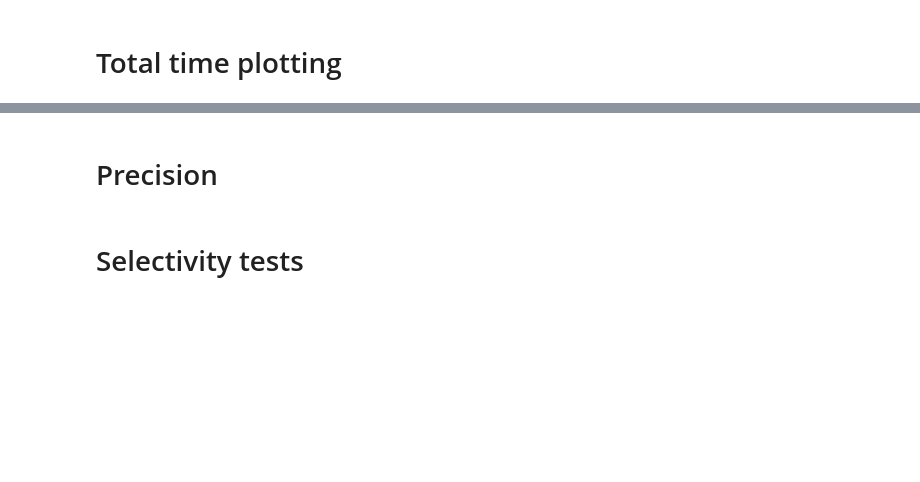
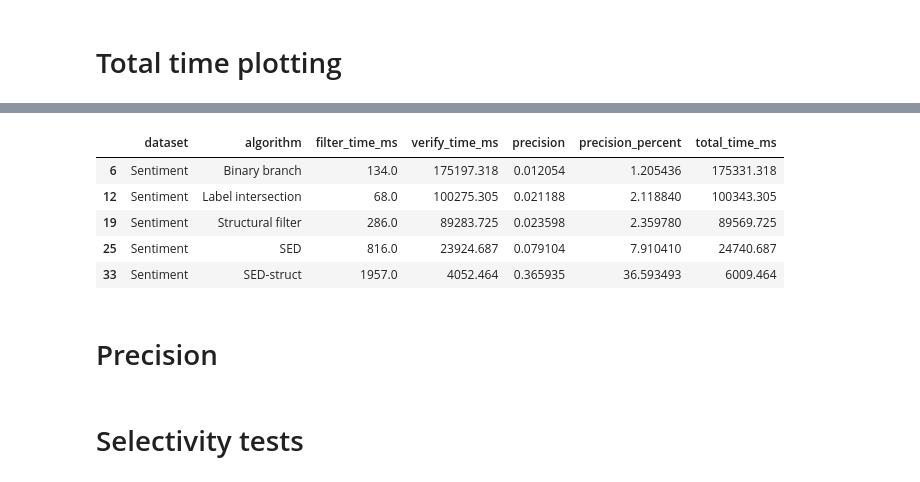
Before and after one commit to LukMRVC/ted-search, a Jupyter notebook: article/graphs.ipynb, the cells around one changed output, grey strips where cells are left out. Saved outputs shown, nothing was run; the diff lists cells and outputs as text; code cells hidden in the pictures; blank space fills up the shorter version.

```diff
--- a/article/graphs.ipynb
+++ b/article/graphs.ipynb
@@ -221,3 +269,12 @@ plt.show()
+# %%
+filter_df[filter_df['dataset'] == 'Sentiment']
+# %% [output]
+|  | dataset | algorithm | filter_time_ms | verify_time_ms | precision | precision_percent | total_time_ms |
+| 6 | Sentiment | Binary branch | 134.0 | 175197.318 | 0.012054 | 1.205436 | 175331.318 |
+| 12 | Sentiment | Label intersection | 68.0 | 100275.305 | 0.021188 | 2.118840 | 100343.305 |
+| 19 | Sentiment | Structural filter | 286.0 | 89283.725 | 0.023598 | 2.359780 | 89569.725 |
+| 25 | Sentiment | SED | 816.0 | 23924.687 | 0.079104 | 7.910410 | 24740.687 |
+| 33 | Sentiment | SED-struct | 1957.0 | 4052.464 | 0.365935 | 36.593493 | 6009.464 |
 # %% [markdown]
 # Precision
 # %%
```
Also changed, not shown: parts of 8 cells of this notebook, 11 other files.
